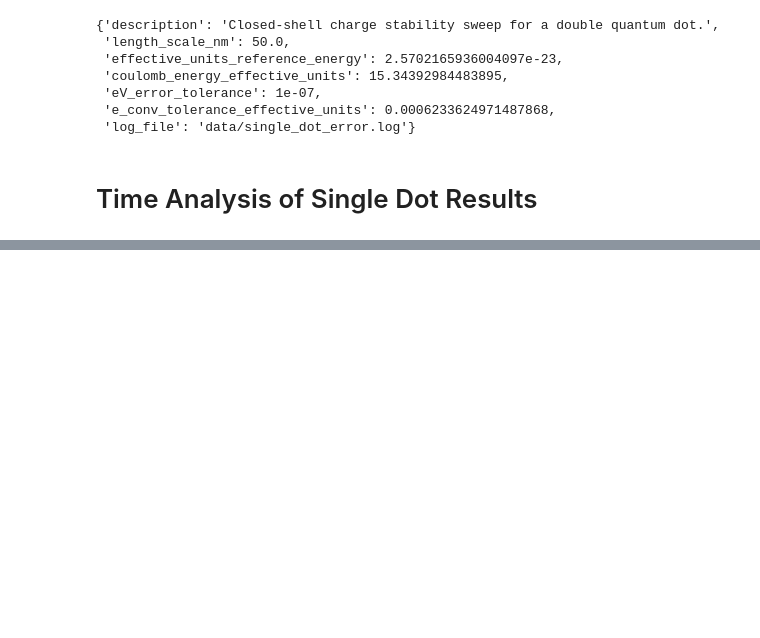
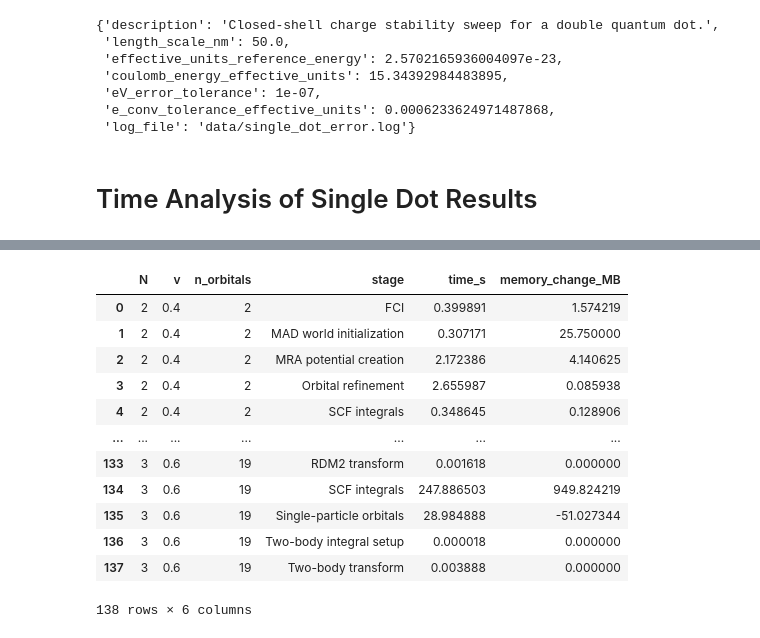
Before and after one commit to LeanderReascos/QDots, a Jupyter notebook: charge_stability/single_dot_results.ipynb, the cells around one changed output, grey strips where cells are left out. Drawn from its saved outputs; the diff is of its cells as text; code cells hidden in the pictures; blank space fills up the shorter version.

```diff
--- a/charge_stability/single_dot_results.ipynb
+++ b/charge_stability/single_dot_results.ipynb
@@ -67,0 +114,61 @@ for run in single_dot_error_results['runs']:
+# %%
+def profile_stage_group(stage_name):
+    if stage_name == 'MAD world initialization':
+        return 'MAD world initialization'
+    if stage_name in {'MRA potential creation', 'MRA function factory initialization'}:
+        return 'MRA potential creation'
+    if stage_name == 'Single-particle orbitals calculation':
+        return 'Single-particle orbitals'
+    if stage_name == 'Integral computation':
+        return 'Initial integral setup'
+    if stage_name == 'Two-body integrals computation':
+        return 'Two-body integral setup'
+    if stage_name.startswith('Integrals computation for iteration') or stage_name.startswith('Integrals '):
+        return 'SCF integrals'
+    if stage_name.startswith('FCI calculation for iteration') or stage_name.startswith('FCI '):
+        return 'FCI'
+    if stage_name.startswith('Two-body integrals transformation'):
+        return 'Two-body transform'
+    if stage_name.startswith('RDM2 transformation'):
+        return 'RDM2 transform'
+    if stage_name.startswith('Orbital Refinement for iteration') or stage_name.startswith('Orbital Refinement '):
+        return 'Orbital refinement'
+    return stage_name
+
+profile_records = []
+
+for _, row in results_df.iterrows():
+    for stage_name, metrics in row['profiler'].items():
+        profile_records.append({
+            'N': row['N'],
+            'v': row['run_v'],
+            'n_orbitals': row['n_orbitals'],
+            'stage': profile_stage_group(stage_name),
+            'raw_stage': stage_name,
+            'time_s': metrics['time_s'],
+            'memory_change_MB': metrics['memory_change_MB'],
+        })
+
+profile_df = pd.DataFrame(profile_records)
+
+time_by_stage = (
+    profile_df
+    .groupby(['N', 'v', 'n_orbitals', 'stage'], as_index=False)
+    .agg(time_s=('time_s', 'sum'), memory_change_MB=('memory_change_MB', 'sum'))
+)
+
+time_by_stage
+# %% [output]
+|  | N | v | n_orbitals | stage | time_s | memory_change_MB |
+| 0 | 2 | 0.4 | 2 | FCI | 0.399891 | 1.574219 |
+| 1 | 2 | 0.4 | 2 | MAD world initialization | 0.307171 | 25.750000 |
+| 2 | 2 | 0.4 | 2 | MRA potential creation | 2.172386 | 4.140625 |
+| 3 | 2 | 0.4 | 2 | Orbital refinement | 2.655987 | 0.085938 |
+| 4 | 2 | 0.4 | 2 | SCF integrals | 0.348645 | 0.128906 |
+| ... | ... | ... | ... | ... | ... | ... |
+| 133 | 3 | 0.6 | 19 | RDM2 transform | 0.001618 | 0.000000 |
+| 134 | 3 | 0.6 | 19 | SCF integrals | 247.886503 | 949.824219 |
+| 135 | 3 | 0.6 | 19 | Single-particle orbitals | 28.984888 | -51.027344 |
+| 136 | 3 | 0.6 | 19 | Two-body integral setup | 0.000018 | 0.000000 |
+| 137 | 3 | 0.6 | 19 | Two-body transform | 0.003888 | 0.000000 |
+138 rows × 6 columns
```
Also changed, not shown: parts of 4 cells of this notebook, 2 other files.
